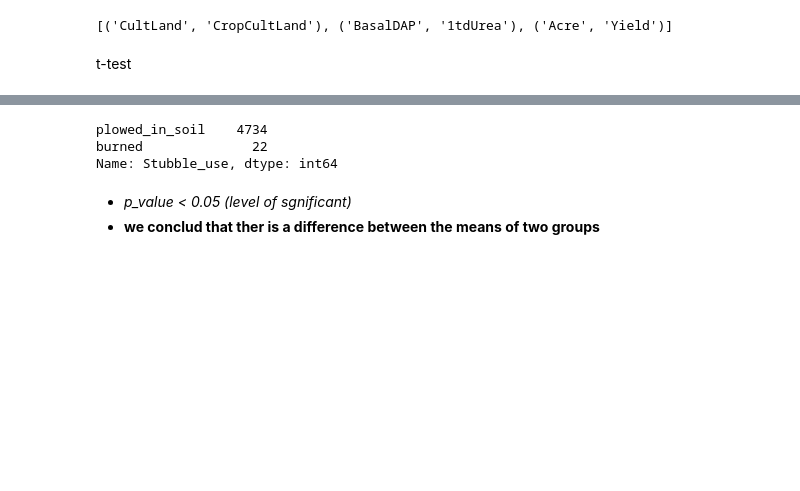
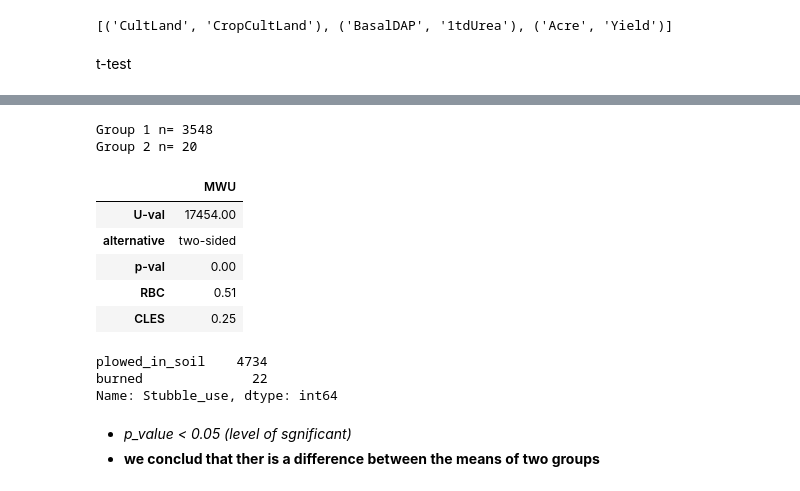
Before and after one commit to ahmedalharth/Digtal_crope_app, a Jupyter notebook: Digtal_crop_1.ipynb, the cells around one changed output, grey strips where cells are left out. Saved outputs shown, nothing was run; the diff lists cells and outputs as text; code cells hidden in the pictures; blank space fills up the shorter version.

```diff
--- a/Digtal_crop_1.ipynb
+++ b/Digtal_crop_1.ipynb
@@ -908,3 +919,20 @@ st.write("**Harv_method ('hand' , 'machine')**")
+# %%
+
+group1 = train_df[train_df['Stubble_use']=="plowed_in_soil"]
+print("Group 1 n=",group1.shape[0])
+group2 = train_df[train_df['Stubble_use']=="burned"]
+print("Group 2 n=",group2.shape[0])
+
+pg.mwu(group1["Yield"], group2["Yield"]).T
+# %% [output]
+Group 1 n= 3548
+Group 2 n= 20
+|  | MWU |
+| U-val | 17454.00 |
+| alternative | two-sided |
+| p-val | 0.00 |
+| RBC | 0.51 |
+| CLES | 0.25 |
 # %%
 df['Stubble_use'].value_counts()
 # %% [output]
```
Also changed, not shown: parts of 5 cells of this notebook.
